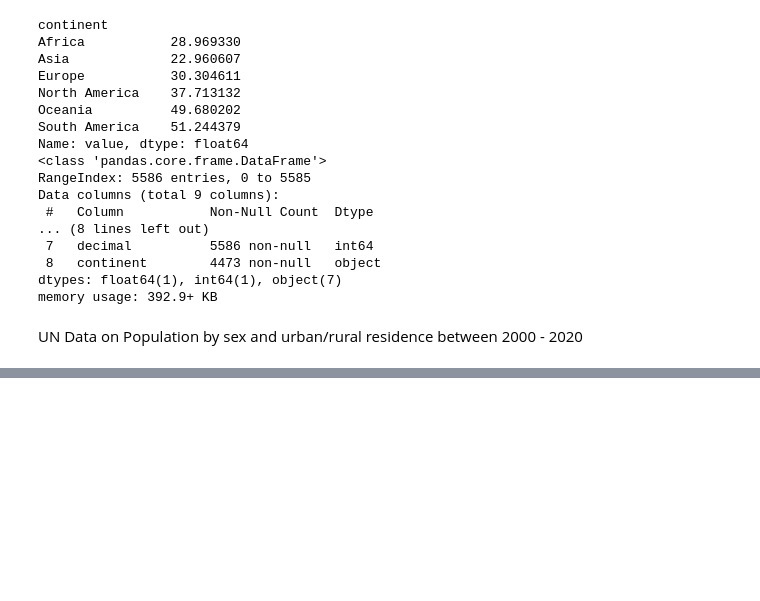
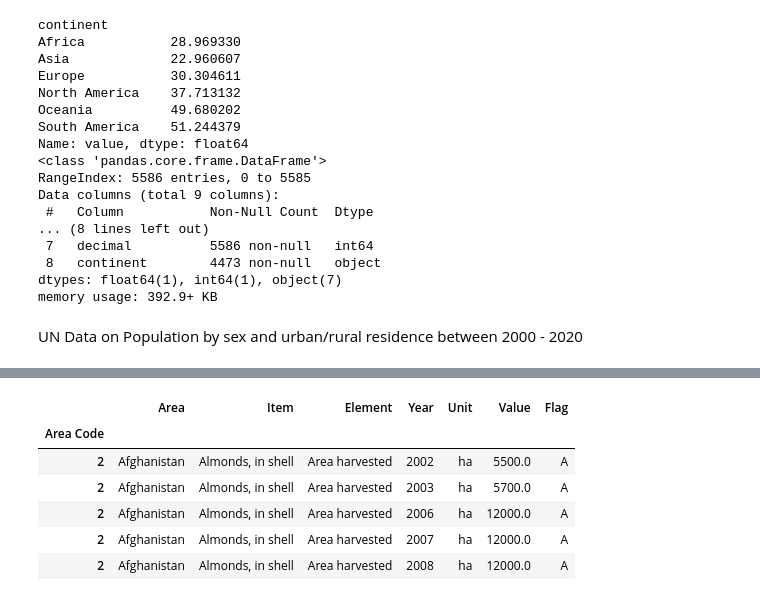
Before and after one commit to BoSuto/Specialist-Certificate-in-Data-Analytics-Essential-Jan-2023, a Jupyter notebook: Project - Spring 2023.ipynb, the cells around one changed output, grey strips where cells are left out. Cells and saved outputs as stored; diff of their text form; code cells hidden in the pictures; blank space fills up the shorter version.

```diff
--- a/Project - Spring 2023.ipynb
+++ b/Project - Spring 2023.ipynb
@@ -316,0 +294,11 @@ filtered_food.head()
+# %%
+filtered_food= food.filter(items=['Area','Item','Element','Year','Unit','Value','Flag']).loc[(food['Flag']=='A') & (food['Year']>=2000) & (food['Year']<2021)]
+filtered_food.head()
+# %% [output]
+|  | Area | Item | Element | Year | Unit | Value | Flag |
+| Area Code |  |  |  |  |  |  |  |
+| 2 | Afghanistan | Almonds, in shell | Area harvested | 2002 | ha | 5500.0 | A |
+| 2 | Afghanistan | Almonds, in shell | Area harvested | 2003 | ha | 5700.0 | A |
+| 2 | Afghanistan | Almonds, in shell | Area harvested | 2006 | ha | 12000.0 | A |
+| 2 | Afghanistan | Almonds, in shell | Area harvested | 2007 | ha | 12000.0 | A |
+| 2 | Afghanistan | Almonds, in shell | Area harvested | 2008 | ha | 12000.0 | A |
```
Also changed, not shown: parts of 18 cells of this notebook.
